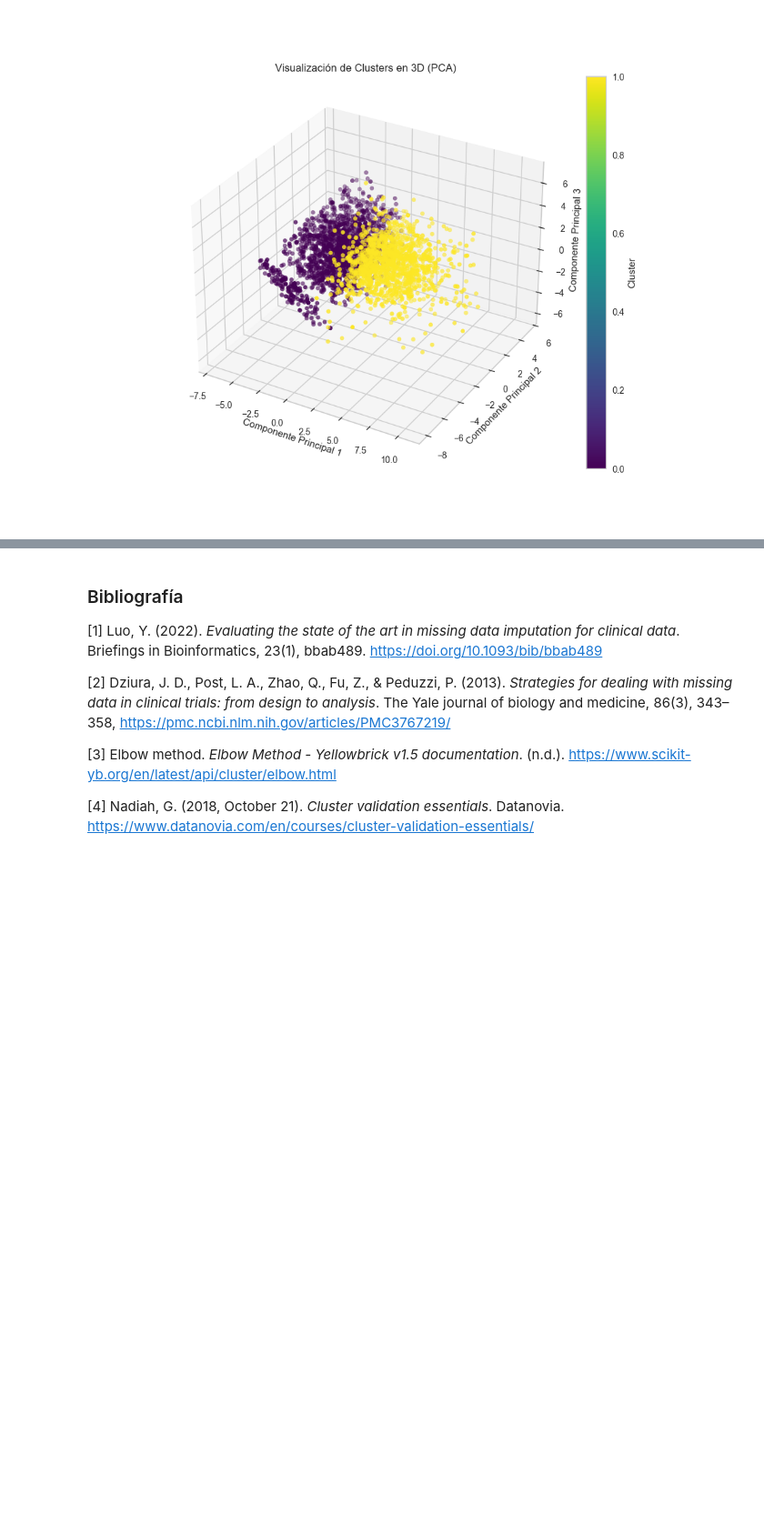
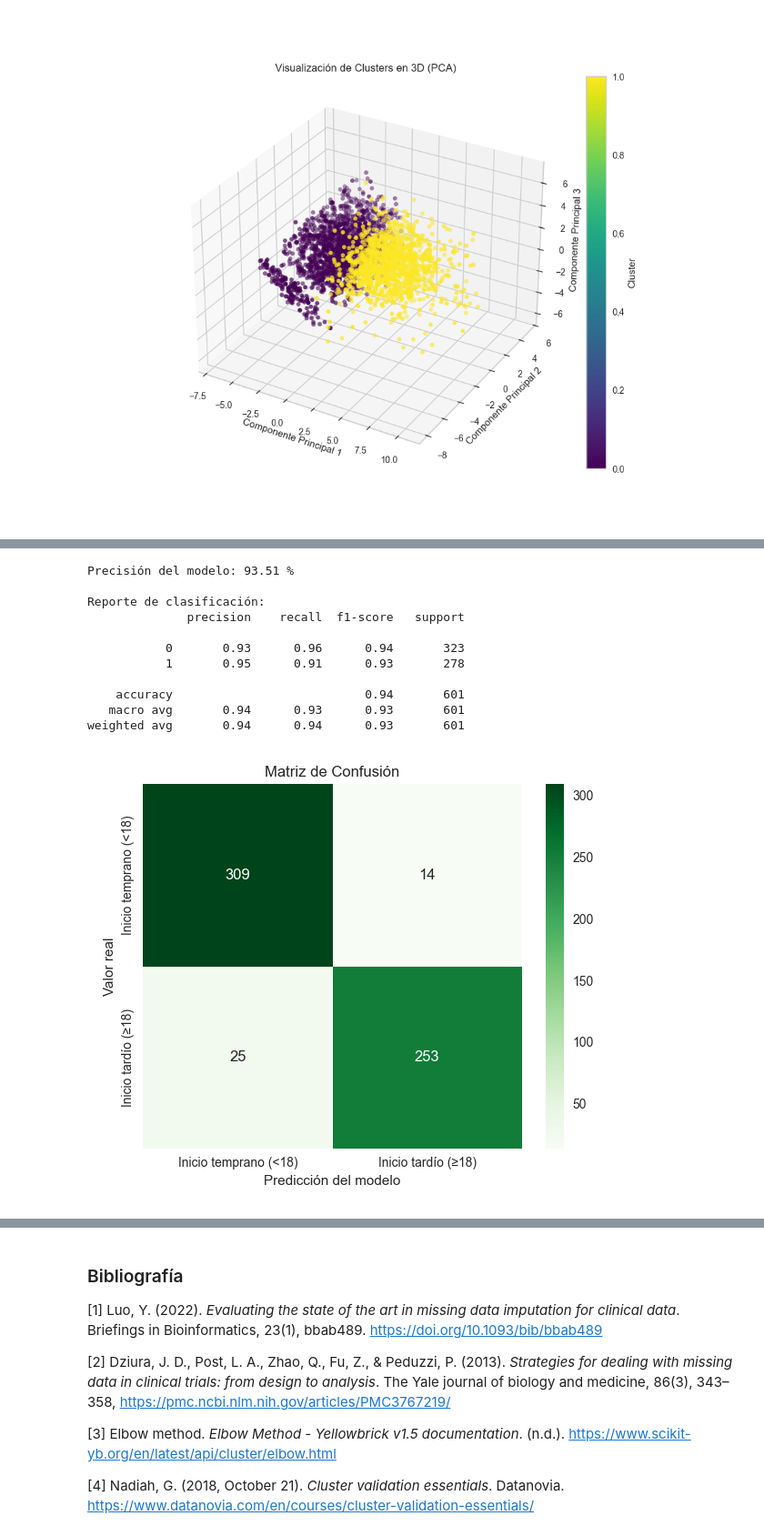
Before and after one commit to Carmoruda/Data_Mining, a Jupyter notebook: LAB_FINAL/Practica_Final_GRUPOC5.ipynb, the cells around one changed output, grey strips where cells are left out. Shown at 91% size. Drawn from its saved outputs; the diff is of its cells as text; code cells hidden in the pictures; blank space fills up the shorter version.

Commit message:
Implementación, explicación y justificación del modelo Random Forest

```diff
--- a/LAB_FINAL/Practica_Final_GRUPOC5.ipynb
+++ b/LAB_FINAL/Practica_Final_GRUPOC5.ipynb
@@ -313,0 +351,8 @@ plt.show()
+# %%
+# Definimos la variable independiente (X) como los síntomas estandarizados
+# y la variable dependiente/objetivo (y) como el cluster (0 o 1)
+X = df_sintomas_estandarizado
+y = df['cluster']
+
+# Dividimos el conjunto en entrenamiento (80%) y prueba (20%)
+X_entrenamiento, X_prueba, y_entrenamiento, y_prueba = train_test_split(X, y, test_size=0.2, random_state=127)
@@ -313,0 +363,11 @@ plt.show()
+# %%
+# Creamos el modelo de Random Forest
+# * n_estimators=100 indica el número de árboles en el bosque
+# * random_state=127 asegura reproducibilidad en nuestros resultados
+# * max_depth=5 limita la profundidad máxima de cada árbol para evitar overfitting
+modelo_rf = RandomForestClassifier(n_estimators=100, random_state=127, max_depth=5)
+
+# Entrenamos el modelo con los datos de entrenamiento
+# * X_entrenamiento son los síntomas estandarizados de entrenamiento
+# * y_entrenamiento son las etiquetas de inicio (0 o 1) de entrenamiento
+modelo_rf.fit(X_entrenamiento, y_entrenamiento)
@@ -313,0 +386,47 @@ plt.show()
+# %%
+# Hacemos predicciones sobre el conjunto de prueba
+y_pred = modelo_rf.predict(X_prueba)
+
+# Mostramos la precisión del modelo
+# (la precisión nos indica el porcentaje de predicciones correctas)
+print("Precisión del modelo:", round(accuracy_score(y_prueba, y_pred), 4) * 100, "%")
+
+# Mostramos un iforme completo de métricas de clasificación
+# (precisión, recall, f1-score y soporte para cada clase)
+print("\nReporte de clasificación:")
+print(classification_report(y_prueba, y_pred))
+
+# Calculamos la matriz de confusión y la mostramos
+# (muesta la distribución de verdaderos y falsos positivos/negativos)
+matriz_confusion = confusion_matrix(y_prueba, y_pred)
+
+etiquetas = ['Inicio temprano (<18)', 'Inicio tardío (≥18)']
+
+plt.figure(figsize=(6, 5))  # Tamaño de la figura
+sns.heatmap(
+    matriz_confusion,
+    annot=True,          # Mostramos los números en las celdas
+    fmt='d',             # Formato entero
+    cmap='Greens',        # Paleta de color azul
+    xticklabels=etiquetas,
+    yticklabels=etiquetas
+)
+
+plt.title('Matriz de Confusión')
+plt.xlabel('Predicción del modelo')
+plt.ylabel('Valor real')
+plt.tight_layout()
+plt.show()
+# %% [output]
+Precisión del modelo: 93.51 %
+
+Reporte de clasificación:
+              precision    recall  f1-score   support
+
+           0       0.93      0.96      0.94       323
+           1       0.95      0.91      0.93       278
+
+    accuracy                           0.94       601
+   macro avg       0.94      0.93      0.93       601
+weighted avg       0.94      0.94      0.93       601
+[figure, added]
```
Also changed, not shown: parts of 14 cells of this notebook.
